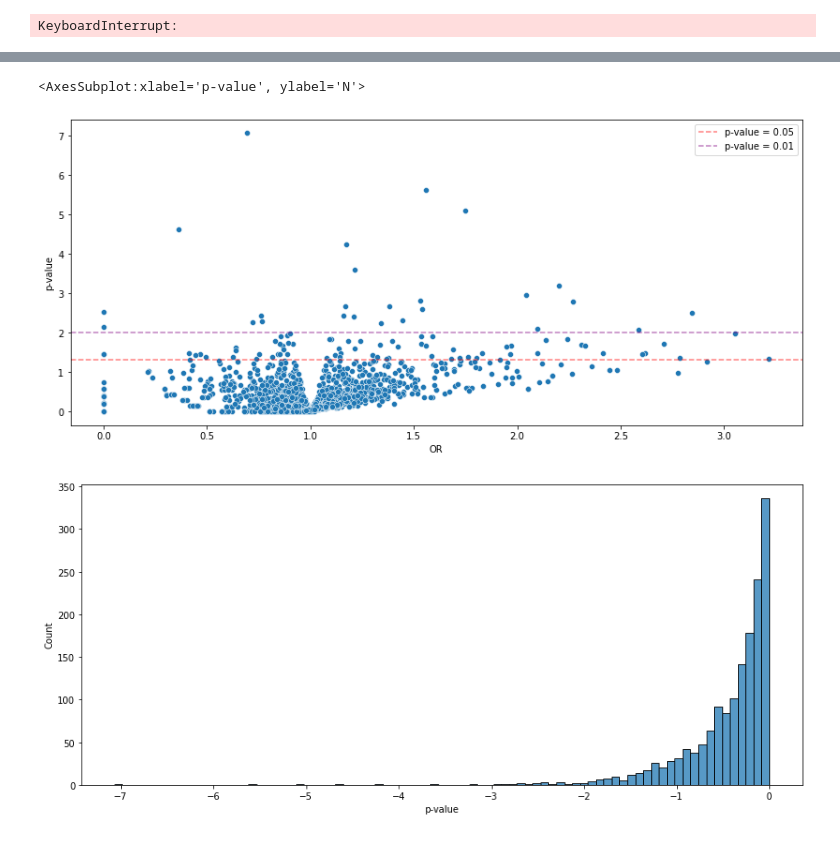
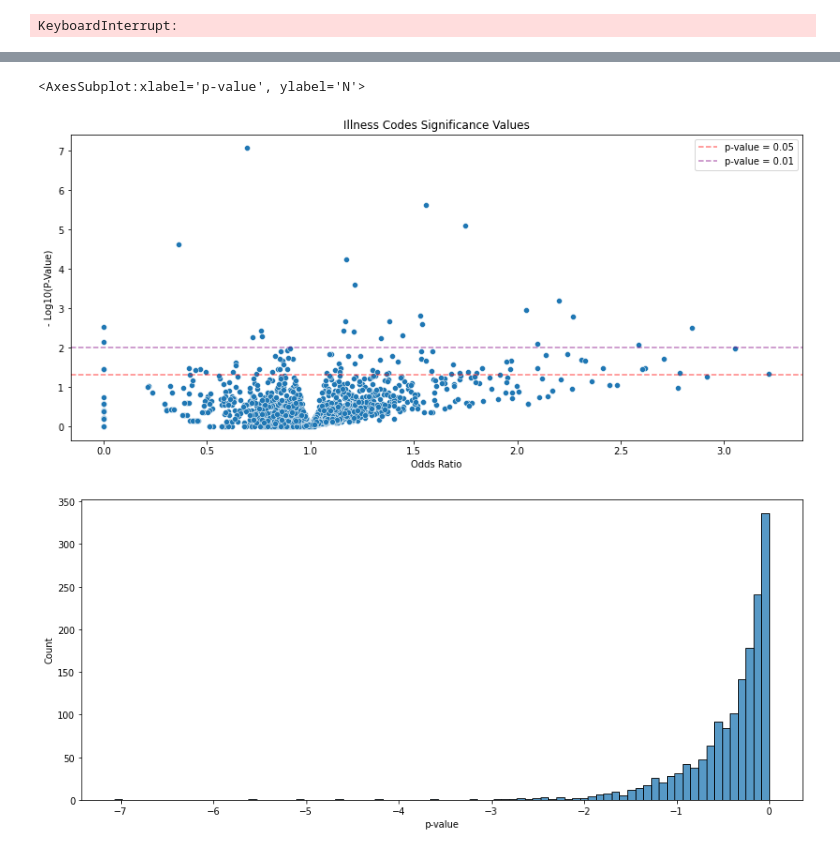
Before and after one commit to cole-khamnei/HLA_genotyping_associations, a Jupyter notebook: notebooks/HLA_illness_associations.ipynb, the cells around one changed output, grey strips where cells are left out. Saved outputs shown, nothing was run; the diff lists cells and outputs as text; code cells hidden in the pictures.

```diff
--- a/notebooks/HLA_illness_associations.ipynb
+++ b/notebooks/HLA_illness_associations.ipynb
@@ -161,12 +166,12 @@ RHEUMATOID ARTHRITIS
 # %% [markdown]
 # Grantham Distance
 # %%
-condition = "autoimmune"
+condition = "psychiatric"
 x = "grantham_divergence"
 OR_variables = ["sex", "zygosity"]
 conditions = HLA_dosing_conditions[condition]
 
-big_fig, big_axes = create_subplot(len(conditions), width=20, height_per=3, wspace=.1)
+big_fig, big_axes = create_subplot(len(conditions), width=35, height_per=3.5, ncols=4, wspace=.1, hspace=.3)
 for illness, big_ax in tqdm(zip(conditions, big_axes), unit=" plot", desc="Making OR Plots",
                             total=len(big_axes)):
 
@@ -210,13 +215,14 @@ non_baseline_exposure_values = [value for value in exposure_values if value != e
 values = []
 for illness in tqdm(all_illnesses):
     illness_value = get_illness_value(biobank_data, illness, "illness_code")
-    illness_label = f"{illness} ({exposure_feature} != {exposure_baseline})"
-    values.append([illness_label, *calculate_OR(illness_value, exposure != exposure_baseline)[:3]])
+    values.append([illness, f"{exposure_feature} != {exposure_baseline}",
+                   *calculate_OR(illness_value, exposure != exposure_baseline)[:3]])
     for value in non_baseline_exposure_values:
-        illness_label = f"{illness} ({exposure_feature} == {value})"
-        values.append([illness_label, *calculate_OR(illness_value, exposure == value)[:3]])
+        values.append([illness, f"{exposure_feature} == {value}",
+                       *calculate_OR(illness_value, exposure == value)[:3]])
 
-columns = ["illness", "OR", "p-value", "N"]
+
+columns = ["illness", "exposure", "OR", "p-value", "N"]
 df = pd.DataFrame(values, columns=columns)
 df["significant"] = df["p-value"] < .07
 df.head()
@@ -252,21 +262,24 @@ Name: OR, Length: 1652, dtype: float64
 # %%
 data = df.loc[(-np.log10(df['p-value']) < 30) & (df["N"] < 1_000)]
 
 fig, ax = plt.subplots(figsize=(14, 6))
 sns.scatterplot(data=data, x="OR", y=-np.log10(df["p-value"]))
 ax.axhline(-np.log10(.05), linestyle="--", color="r", label="p-value = 0.05", alpha=.5)
 ax.axhline(-np.log10(.01), linestyle="--", color="purple", label="p-value = 0.01", alpha=.5)
 ax.legend()
+ax.set_xlabel("Odds Ratio")
+ax.set_ylabel("- Log10(P-Value)")
+ax.set_title("Illness Codes Significance Values")
 
 fig, ax = plt.subplots(figsize=(14, 6))
 sns.histplot(x=np.log10(data["p-value"])) #, shade=True, bw_method=.1)
 
 fig, ax = plt.subplots(figsize=(8, 8))
 sns.kdeplot(data=data, x="p-value", y="N", shade=True)
 # ax.set_xscale("log")
 # ax.set_yscale("log")
 # %% [output]
 <AxesSubplot:xlabel='p-value', ylabel='N'>
-[figure, old version]
+[figure, new version]
 [figure]
 [figure]
```
Also changed, not shown: parts of 6 cells of this notebook, 33 other files.
